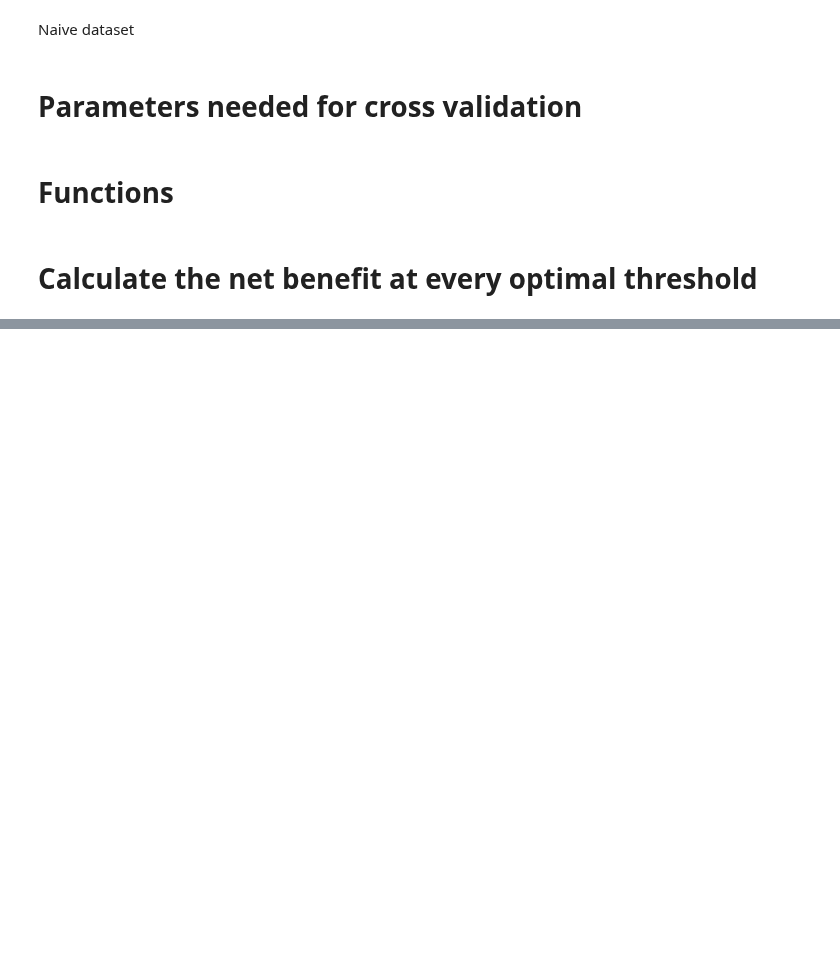
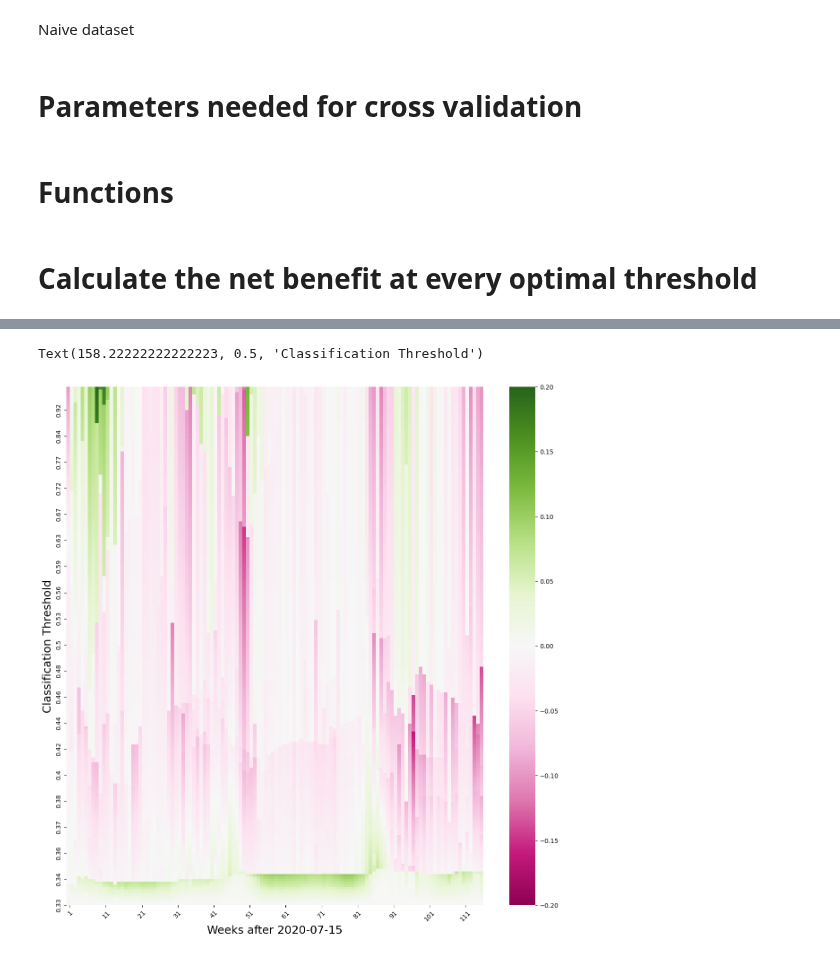
Before and after one commit to RachelMurray-Watson/COVID_forecasting, a Jupyter notebook: Net_benefit_calculation_optimal_threshold.ipynb, the cells around one changed output, grey strips where cells are left out. Cells and saved outputs as stored; diff of their text form; code cells hidden in the pictures; blank space fills up the shorter version.

```diff
--- a/Net_benefit_calculation_optimal_threshold.ipynb
+++ b/Net_benefit_calculation_optimal_threshold.ipynb
@@ -178,0 +181,6 @@ Text(158.22222222222223, 0.5, 'Classification Threshold')
+# %%
+omega_sequences = np.linspace(0,2,200)
+threshold_sequences = []
+for omega in omega_sequences:
+    threshold_sequences.append((1/(1 + omega)))
+threshold_sequences = [round(threshold, 2) for threshold in threshold_sequences]
@@ -178,0 +238,24 @@ Text(158.22222222222223, 0.5, 'Classification Threshold')
+# %%
+fig, ax = plt.subplots(1, 1, figsize=(15, 15))
+heatmap_data_naive_period_min_negative = get_heatmap_data_for_omega_optimal_threshold(net_benefit_by_model_omega_p_period_naive_min_negative, weeks_to_predict);
+
+heatmap_data_full_period_min_negative = get_heatmap_data_for_omega_optimal_threshold(net_benefit_by_omega_p_full_period_min_negative, weeks_to_predict);
+#gain_NB_full_vs_naive_all_omega.reset_index(inplace=True, drop = True)
+gain_NB_full_vs_naive_min_negative = heatmap_data_full_period_min_negative.subtract(heatmap_data_naive_period_min_negative)
+
+sns.heatmap((gain_NB_full_vs_naive_min_negative.T).T, annot=False, cmap='PiYG', vmin = -.2, vmax = 0.2)
+ax.invert_yaxis()
+y_tick_locations = np.linspace(0, len(gain_NB_full_vs_naive_min_negative), 200)
+y_labels = threshold_sequences
+y_labels = y_labels[::-1][::10]  # Get every 10th label
+ax.set_yticks(y_tick_locations[::10])
+ax.set_yticklabels(y_labels, rotation=90)
+ax.set_xticks(range(1, 120, 10))
+x_labels = range(1, 120, 10)
+ax.set_xticklabels(x_labels, rotation=45)
+
+ax.set_xlabel('Weeks after 2020-07-15', fontsize=18)
+ax.set_ylabel("Classification Threshold", fontsize=18)
+# %% [output]
+Text(158.22222222222223, 0.5, 'Classification Threshold')
+[figure, added]
```
Also changed, not shown: parts of 8 cells of this notebook.
